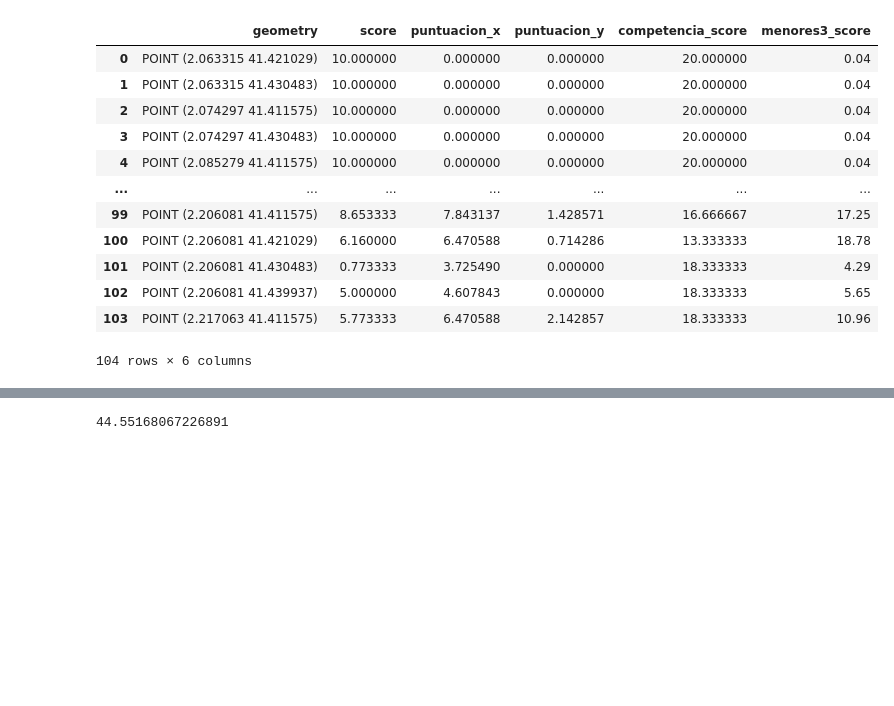
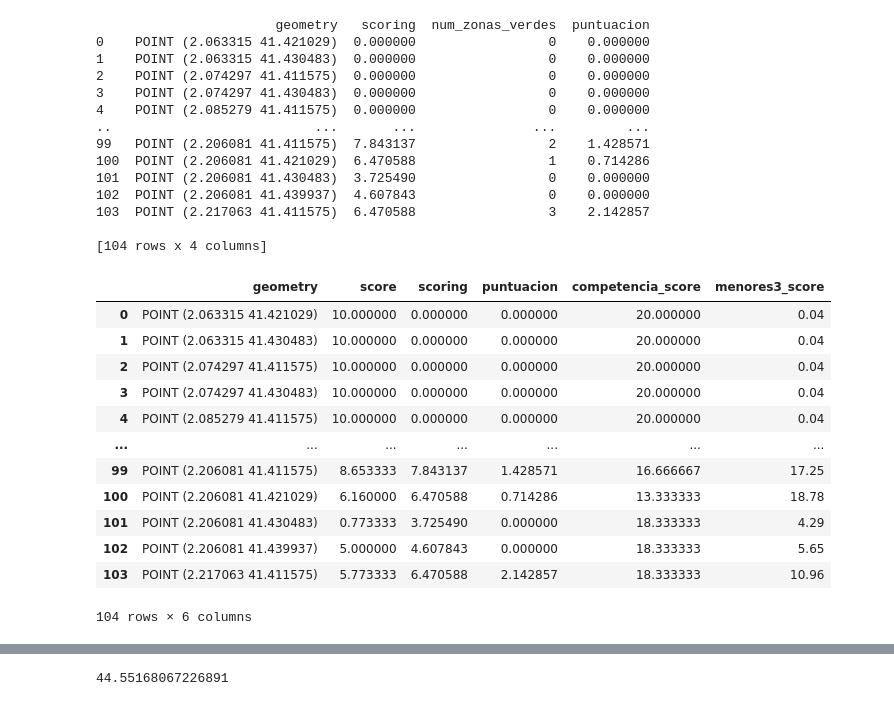
Before and after one commit to ToniMorales6/DataDriven_SiteSelection, a Jupyter notebook: Indicador Final/codigofinal.ipynb, the cells around one changed output, grey strips where cells are left out. Saved outputs shown, nothing was run; the diff lists cells and outputs as text; code cells hidden in the pictures; blank space fills up the shorter version.

```diff
--- a/Indicador Final/codigofinal.ipynb
+++ b/Indicador Final/codigofinal.ipynb
@@ -7,33 +7,48 @@ import folium
 from folium.plugins import HeatMap
 import matplotlib.pyplot as plt
 # %%
-puntuacion_zonas_verdes = pd.read_csv('Puntuacion_Zonas_Verdes.csv')
-resultados_menores3 = pd.read_csv('resultados_menores3.csv')
-competition_points = pd.read_csv('competitionpoints.csv')
+puntuacion_zonas_verdes = pd.read_csv('../Áreas Verdes/Resultado/Puntuacion_Zonas_Verdes.csv', index_col=0)
+resultados_menores3 = pd.read_csv('../Menores de 3 años/Resultado/resultados_menores3.csv', index_col=0)
+competition_points = pd.read_csv('../Número de Guarderias/Resultado/competitionpoints.csv', index_col=0)
+puntos_analisis = pd.read_csv('../Transporte Publico/Resultado/puntos_analisis_con_scoring_transporte_público.csv', index_col=0)
 
-puntos_analisis = pd.read_excel('puntos_análisis_con_puntuacion_transporte_público.xlsx')
-average_rent_results_new = pd.read_excel('average_rent_results_with_scores_decimal.xlsx')
+average_rent_results_new = pd.read_excel('../Capacidad Económica/Resultado/average_rent_results_with_scores_decimal.xlsx', index_col=0)
 # %%
 def standardize_geometry(df):
     df['geometry'] = df['geometry'].apply(lambda x: f"POINT ({round(float(x.split()[1].strip('()')), 6)} {round(float(x.split()[2].strip('()')), 6)})")
     return df
 
 puntos_analisis = standardize_geometry(puntos_analisis)
 puntuacion_zonas_verdes = standardize_geometry(puntuacion_zonas_verdes)
 resultados_menores3 = standardize_geometry(resultados_menores3)
 average_rent_results_new = standardize_geometry(average_rent_results_new)
 competition_points = standardize_geometry(competition_points)
 
 merged_df_new = puntos_analisis.merge(puntuacion_zonas_verdes, on='geometry', how='outer')
+print(merged_df_new)
 merged_df_new = merged_df_new.merge(resultados_menores3, on='geometry', how='outer')
 merged_df_new = merged_df_new.merge(average_rent_results_new, on='geometry', how='outer')
 merged_df_new = merged_df_new.merge(competition_points, on='geometry', how='outer')
 
-merged_df_new = merged_df_new[['geometry', 'score', 'puntuacion_x', 'puntuacion_y', 'competencia_score', 'menores3_score']]
+merged_df_new = merged_df_new[['geometry', 'score', 'scoring', 'puntuacion', 'competencia_score', 'menores3_score']]
 
 merged_df_new
 # %% [output]
+                       geometry   scoring  num_zonas_verdes  puntuacion
+0    POINT (2.063315 41.421029)  0.000000                 0    0.000000
+1    POINT (2.063315 41.430483)  0.000000                 0    0.000000
+2    POINT (2.074297 41.411575)  0.000000                 0    0.000000
+3    POINT (2.074297 41.430483)  0.000000                 0    0.000000
+4    POINT (2.085279 41.411575)  0.000000                 0    0.000000
+..                          ...       ...               ...         ...
+99   POINT (2.206081 41.411575)  7.843137                 2    1.428571
+100  POINT (2.206081 41.421029)  6.470588                 1    0.714286
+101  POINT (2.206081 41.430483)  3.725490                 0    0.000000
+102  POINT (2.206081 41.439937)  4.607843                 0    0.000000
+103  POINT (2.217063 41.411575)  6.470588                 3    2.142857
+
+[104 rows x 4 columns]
-|  | geometry | score | puntuacion_x | puntuacion_y | competencia_score | menores3_score |
+|  | geometry | score | scoring | puntuacion | competencia_score | menores3_score |
 | 0 | POINT (2.063315 41.421029) | 10.000000 | 0.000000 | 0.000000 | 20.000000 | 0.04 |
 | 1 | POINT (2.063315 41.430483) | 10.000000 | 0.000000 | 0.000000 | 20.000000 | 0.04 |
 | 2 | POINT (2.074297 41.411575) | 10.000000 | 0.000000 | 0.000000 | 20.000000 | 0.04 |
@@ -45,7 +60,7 @@ merged_df_new
 | 101 | POINT (2.206081 41.430483) | 0.773333 | 3.725490 | 0.000000 | 18.333333 | 4.29 |
 | 102 | POINT (2.206081 41.439937) | 5.000000 | 4.607843 | 0.000000 | 18.333333 | 5.65 |
 | 103 | POINT (2.217063 41.411575) | 5.773333 | 6.470588 | 2.142857 | 18.333333 | 10.96 |
-104 rows × 6 columns
+104 rows × 6 columns
 # %%
 
 merged_df_new = merged_df_new.rename(columns={
```
Also changed, not shown: parts of 7 cells of this notebook.
